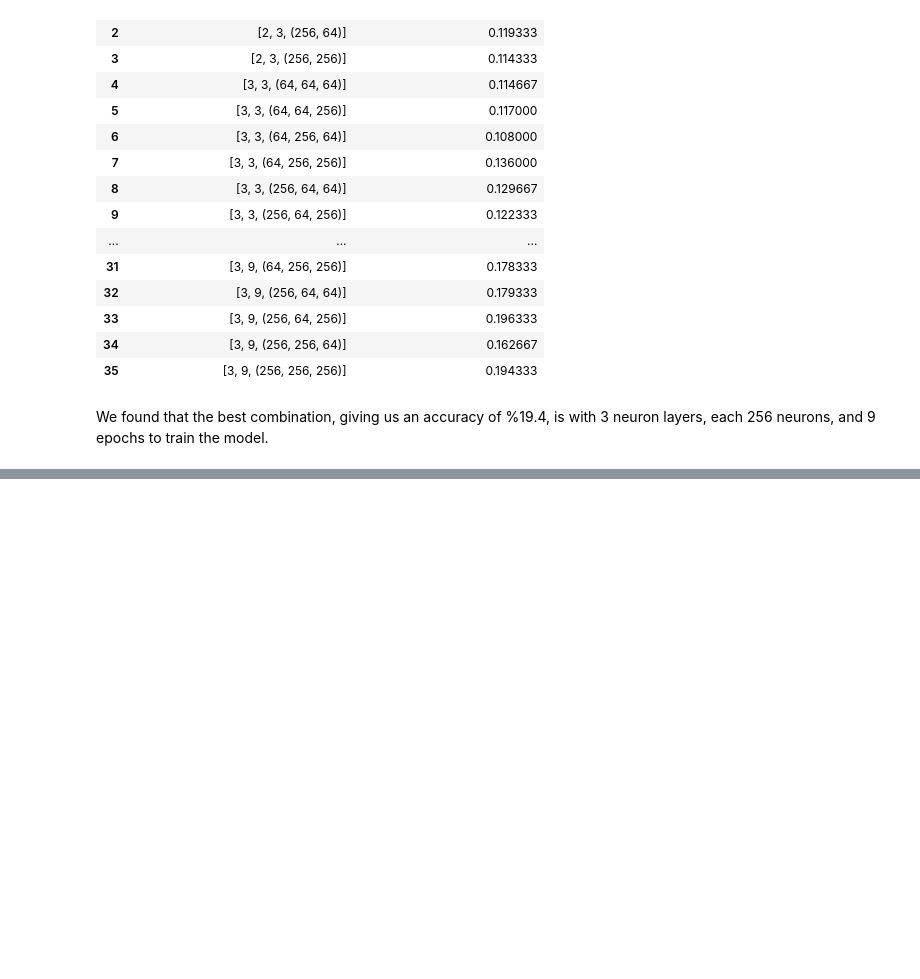
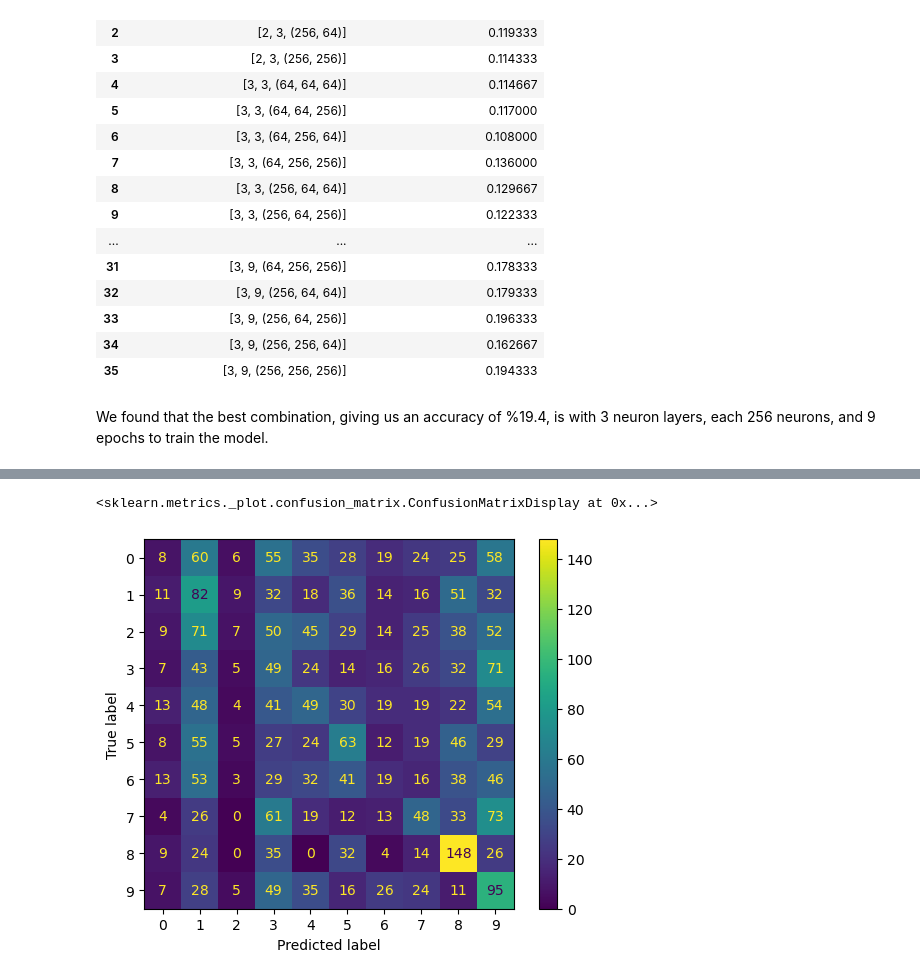
Before and after one commit to TheHamad2023/CS345-Spring2025-Project, a Jupyter notebook: CS345-Project.ipynb, the cells around one changed output, grey strips where cells are left out. Drawn from its saved outputs; the diff is of its cells as text; code cells hidden in the pictures; blank space fills up the shorter version.

Commit message:
Added confusion matrix

```diff
--- a/CS345-Project.ipynb
+++ b/CS345-Project.ipynb
@@ -1026,7 +1028,7 @@ FFNN_model.compile(optimizer=Adam(),
                    loss=SparseCategoricalCrossentropy(),
                    metrics=[SparseCategoricalAccuracy()])
 
-FFNN_model.fit(X_tr_nn, y_tr_nn, epochs=9)
-test_loss, test_acc = FFNN_model.evaluate(X_te_nn, y_te_nn)
+FFNN_model.fit(X_tr_nn, y_tr_nn, epochs=9, verbose=0)
+test_loss, test_acc = FFNN_model.evaluate(X_te_nn, y_te_nn, verbose=0)
 print(f'\nTest accuracy: {test_acc}', "\n")
 # %% [output]
@@ -1049,0 +1036,7 @@ Test accuracy: 0.18933333456516266
+# %%
+from sklearn.metrics import confusion_matrix, ConfusionMatrixDisplay
+
+preds = FFNN_model.predict(X_te_nn).argmax(axis=1)
+cm = confusion_matrix(y_te_nn, preds)
+ConfusionMatrixDisplay(cm).plot()
+# %% [output]
@@ -1049,0 +1044,2 @@ Test accuracy: 0.18933333456516266
+<sklearn.metrics._plot.confusion_matrix.ConfusionMatrixDisplay at 0x...>
+[figure, added]
```
Also changed, not shown: parts of 9 cells of this notebook.
